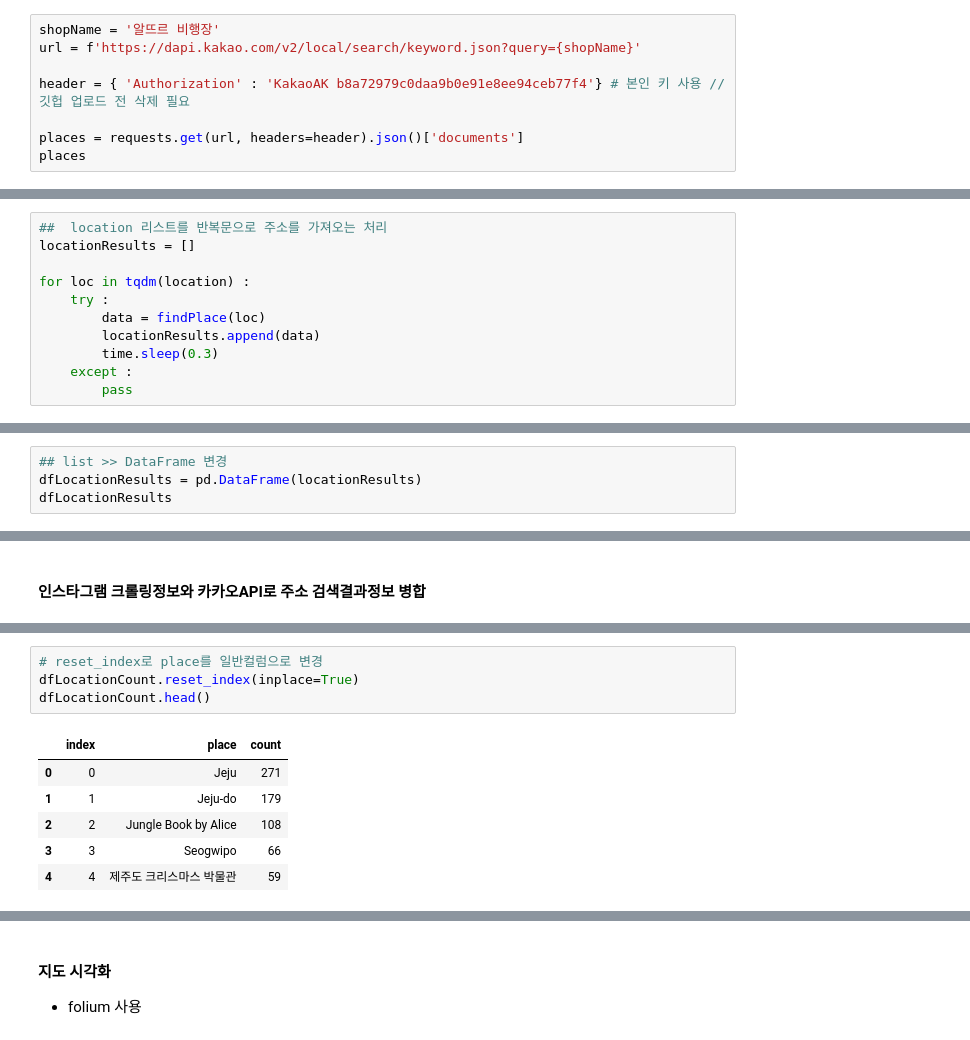
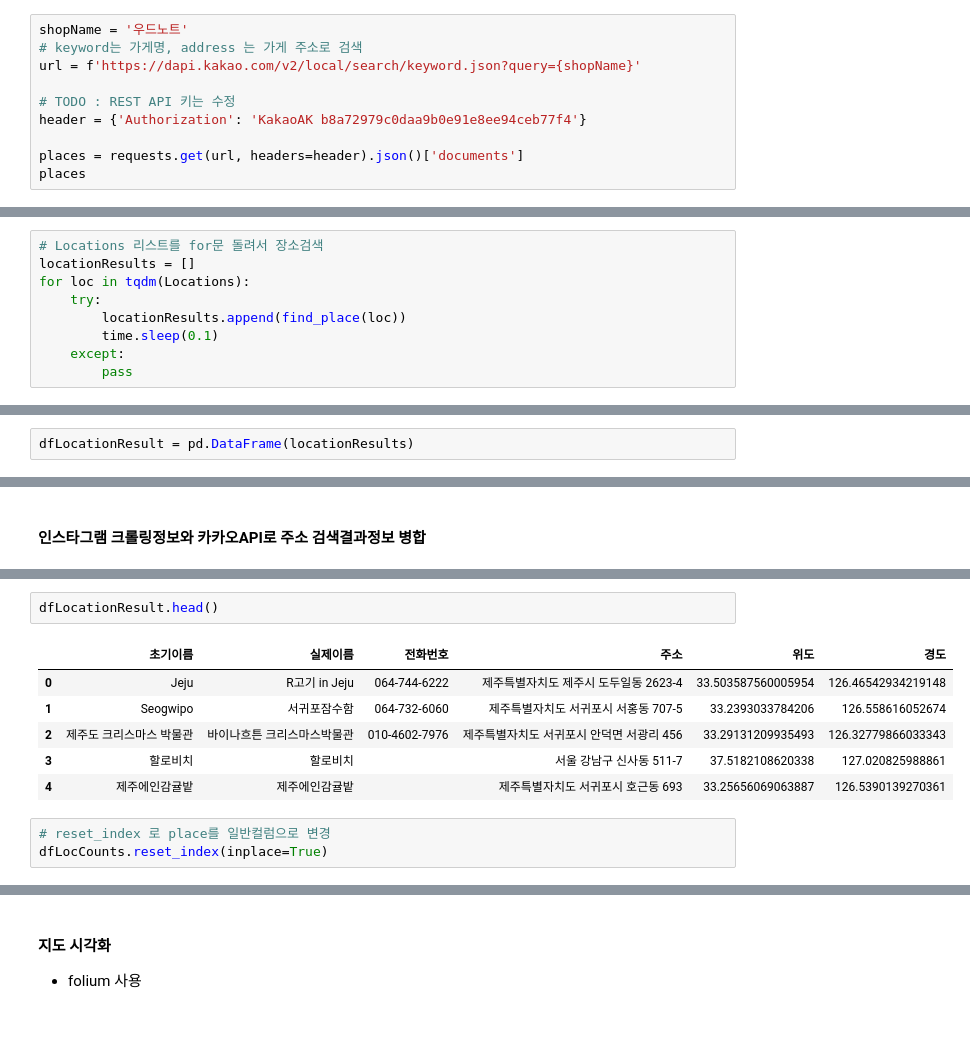
Before and after one commit to king-dong-gun/python_bigdata_analyze, a Jupyter notebook: day05/data12_jejuHotplace.visual.ipynb, the cells around one changed output, grey strips where cells are left out. Saved outputs shown, nothing was run; the diff lists cells and outputs as text.

```diff
--- a/day05/data12_jejuHotplace.visual.ipynb
+++ b/day05/data12_jejuHotplace.visual.ipynb
@@ -105,8 +83,10 @@ location
 # %%
-shopName = '알뜨르 비행장'
+shopName = '우드노트'
+# keyword는 가게명, address 는 가게 주소로 검색
 url = f'https://dapi.kakao.com/v2/local/search/keyword.json?query={shopName}'
 
-header = { 'Authorization' : 'KakaoAK b8a72979c0daa9b0e91e8ee94ceb77f4'} # 본인 키 사용 // 깃헙 업로드 전 삭제 필요
+# TODO : REST API 키는 수정
+header = {'Authorization': 'KakaoAK b8a72979c0daa9b0e91e8ee94ceb77f4'}
 
 places = requests.get(url, headers=header).json()['documents']
 places
@@ -155,11 +135,9 @@ result
 # %%
-##  location 리스트를 반복문으로 주소를 가져오는 처리
+# Locations 리스트를 for문 돌려서 장소검색
 locationResults = []
-
-for loc in tqdm(location) :
-    try :
-        data = findPlace(loc)
-        locationResults.append(data)
-        time.sleep(0.3)
-    except :
+for loc in tqdm(Locations):
+    try:
+        locationResults.append(find_place(loc))
+        time.sleep(0.1)
+    except:
         pass
@@ -186,4 +144,2 @@ location
 # %%
-## list >> DataFrame 변경
-dfLocationResults = pd.DataFrame(locationResults)
-dfLocationResults
+dfLocationResult = pd.DataFrame(locationResults)
@@ -218,11 +162,12 @@ dfLocationResults.head()
+# %%
+dfLocationResult.head()
+# %% [output]
+|  | 초기이름 | 실제이름 | 전화번호 | 주소 | 위도 | 경도 |
+| 0 | Jeju | R고기 in Jeju | 064-744-6222 | 제주특별자치도 제주시 도두일동 2623-4 | 33.503587560005954 | 126.46542934219148 |
+| 1 | Seogwipo | 서귀포잠수함 | 064-732-6060 | 제주특별자치도 서귀포시 서홍동 707-5 | 33.2393033784206 | 126.558616052674 |
+| 2 | 제주도 크리스마스 박물관 | 바이나흐튼 크리스마스박물관 | 010-4602-7976 | 제주특별자치도 서귀포시 안덕면 서광리 456 | 33.29131209935493 | 126.32779866033343 |
+| 3 | 할로비치 | 할로비치 |  | 서울 강남구 신사동 511-7 | 37.5182108620338 | 127.020825988861 |
+| 4 | 제주에인감귤밭 | 제주에인감귤밭 |  | 제주특별자치도 서귀포시 호근동 693 | 33.25656069063887 | 126.5390139270361 |
 # %%
-# reset_index로 place를 일반컬럼으로 변경
-dfLocationCount.reset_index(inplace=True)
-dfLocationCount.head()
+# reset_index 로 place를 일반컬럼으로 변경
+dfLocCounts.reset_index(inplace=True)
-# %% [output]
-|  | index | place | count |
-| 0 | 0 | Jeju | 271 |
-| 1 | 1 | Jeju-do | 179 |
-| 2 | 2 | Jungle Book by Alice | 108 |
-| 3 | 3 | Seogwipo | 66 |
-| 4 | 4 | 제주도 크리스마스 박물관 | 59 |
```
Also changed, not shown: parts of 30 cells of this notebook, 21 other files.
